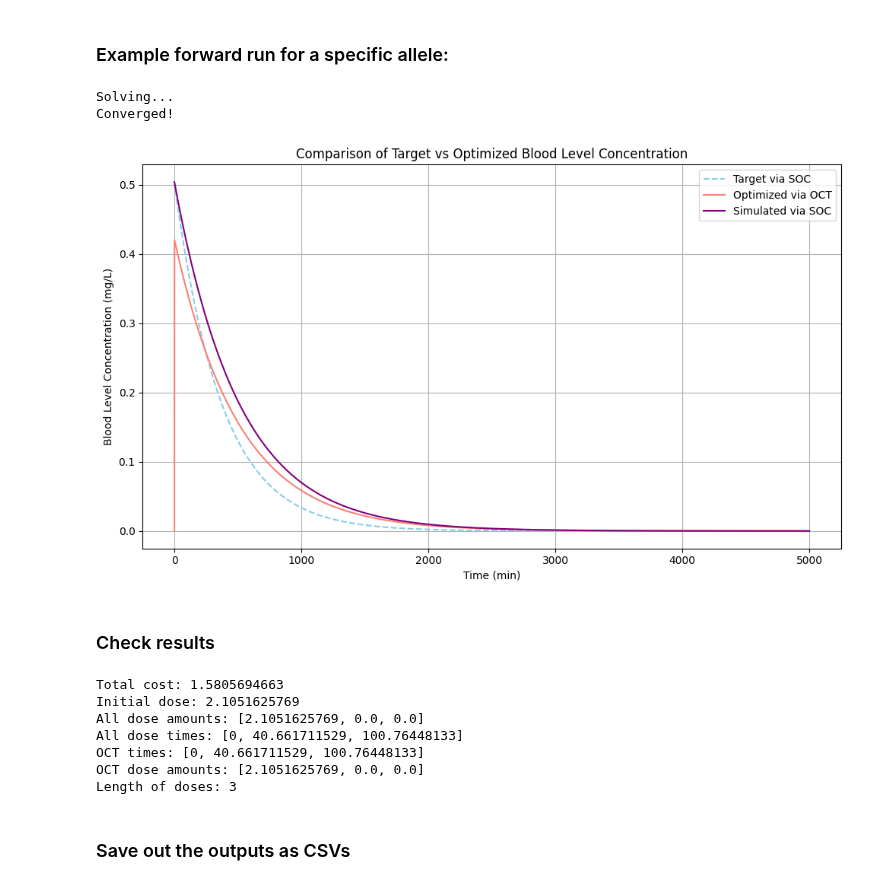
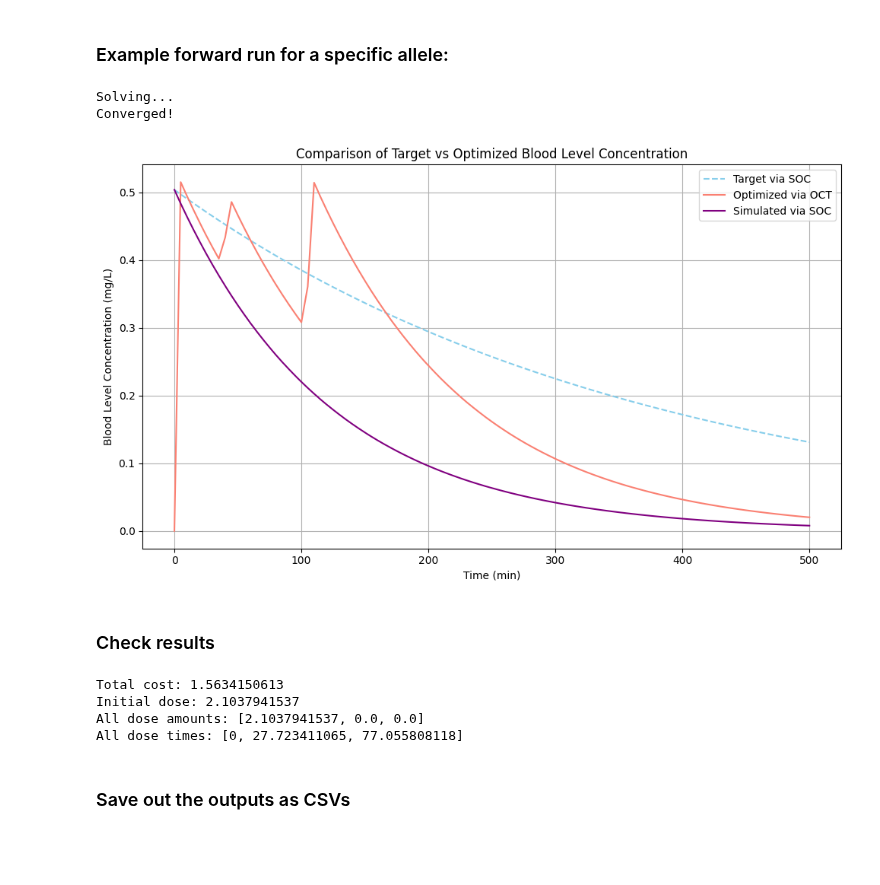
Before and after one commit to Bliz33333/cyp-vincristine, a Jupyter notebook: code/gekko-package.ipynb, the cells around one changed output. Cells and saved outputs as stored; diff of their text form; code cells hidden in the pictures; blank space fills up the shorter version.

```diff
--- a/code/gekko-package.ipynb
+++ b/code/gekko-package.ipynb
@@ -296,8 +296,8 @@ def load_allele_params(csv_path='data/CYP_alleles.csv'):
 ### Example forward run for a specific allele:
 # %%
 # Choose metabolizer type
-#selected_allele = 'CYP3A4_29'  # fast metabolizer
-selected_allele = 'CYP3A4_11'  # slow metabolizer
+selected_allele = 'CYP3A4_29'  # fast metabolizer
+#selected_allele = 'CYP3A4_11'  # slow metabolizer
 
 # Get the current working directory
 current_dir = os.getcwd()
@@ -309,36 +309,36 @@ csv_path = os.path.join(current_dir, '..', 'data', 'CYP_alleles.csv')
 alleles = load_allele_params(csv_path=csv_path)
 
 # Define OCT params
-params = setup_oct_params(t_max=5000, t_step=5, n_admin=3, w1=0.99, w2=0.1)
+params = setup_oct_params(t_max=500, t_step=5, n_admin=3, w1=0.99, w2=0.1)
 
 # Convert units for wild-type and mutant
 V_max_wt, k_m_wt = convert_units(
     params['V_max_u_wt'], params['k_m_u_wt'],
     params['pmol_cyp'], params['mm_drug']
 )
 
 V_max_mut, k_m_mut = convert_units(
     alleles[selected_allele]['V_max_u'], alleles[selected_allele]['k_m_u'],
     params['pmol_cyp'], params['mm_drug']
 )
 
 # Run OCT optimization
 results = optimize_dosing(
     params['n_admin'], V_max_mut, k_m_mut,
     V_max_wt, k_m_wt,
     params['dose_wt'], params['BV'], params['BSA_u'],
     params['t_max'], params['t_step'],
     w1=params['w1'], w2=params['w2'], plot=True,
     k_prolif=params['k_prolif'],
     N_0=params['N_0'],
     N_max=params['N_max'],
     mu=params['mu'],
     sim_cancer=False
 )
 # %% [output]
 Solving...
 Converged!
-[figure, old version]
+[figure, new version]
 # %% [markdown]
 ### Check results
 # %%
@@ -352,27 +352,16 @@ soc_dose_amount = 1.4*params['BSA_u']
 soc_times = [0]
 soc_doses = [soc_dose_amount] * len(soc_times)
 
-# OCT optimized dosing
-oct_dose_amounts = results['doses']
-oct_times = results['times']
-
-print("OCT times:", oct_times)
-print("OCT dose amounts:", oct_dose_amounts)
-print("Length of doses:", len(oct_dose_amounts))
-
 # For plotting or analysis ...
 C_B_target = results['C_B_target']
 C_B_mut = results['C_B_mut']
 C_B_pat = results['C_B_pat']
 time = results['time']
 # %% [output]
-Total cost: 1.5805694663
-Initial dose: 2.1051625769
-All dose amounts: [2.1051625769, 0.0, 0.0]
-All dose times: [0, 40.661711529, 100.76448133]
-OCT times: [0, 40.661711529, 100.76448133]
-OCT dose amounts: [2.1051625769, 0.0, 0.0]
-Length of doses: 3
+Total cost: 1.5634150613
+Initial dose: 2.1037941537
+All dose amounts: [2.1037941537, 0.0, 0.0]
+All dose times: [0, 27.723411065, 77.055808118]
 # %% [markdown]
 ### Save out the outputs as CSVs
 # %%
```
Also changed, not shown: parts of 1 cell of this notebook, 4 other files.
